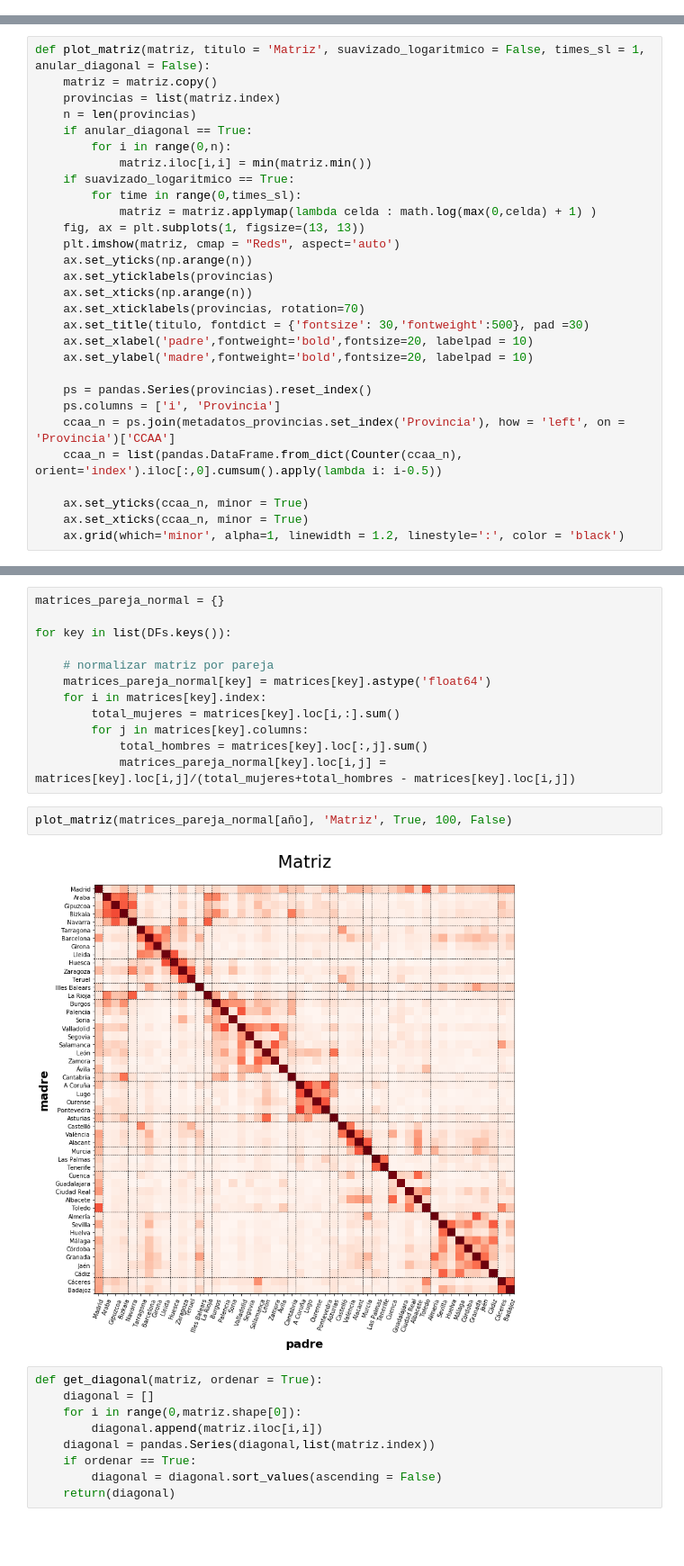
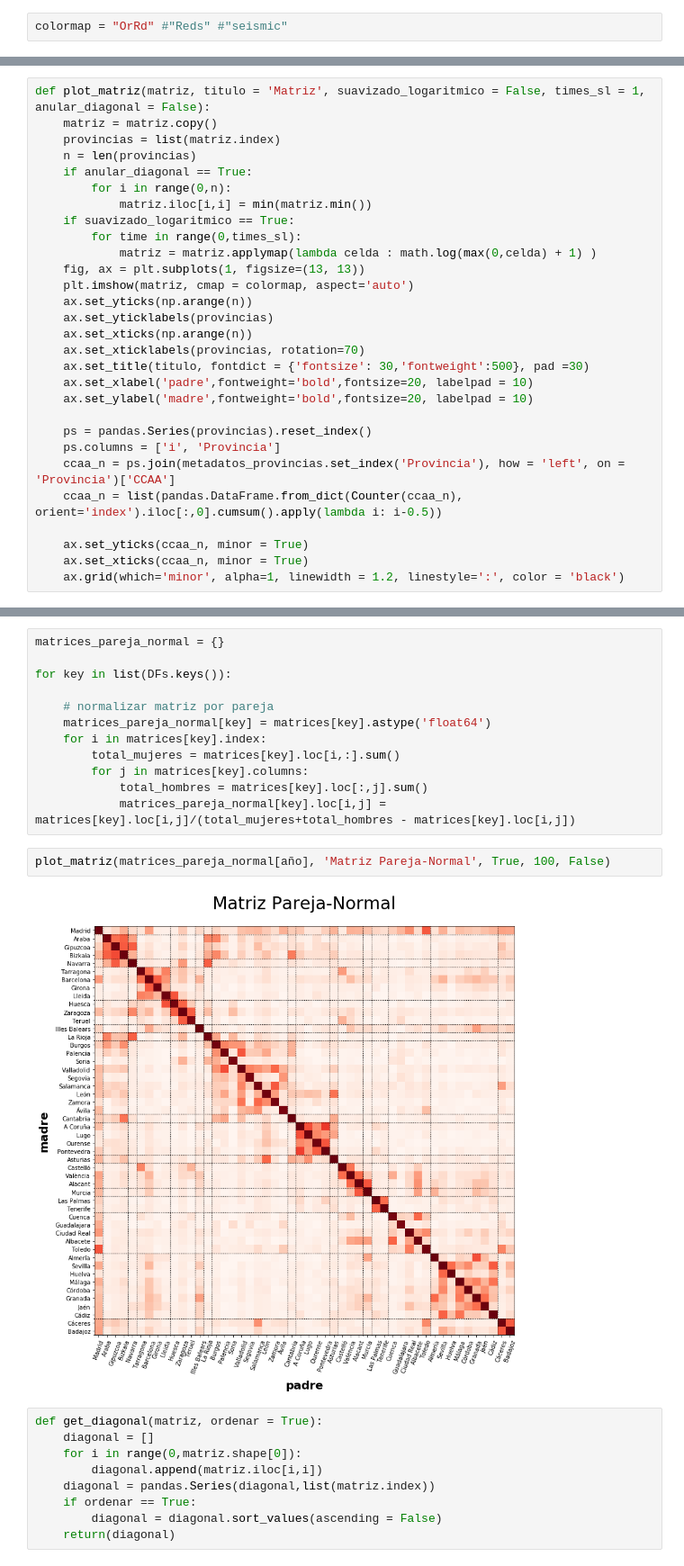
Before and after one commit to braisseara/blog, a Jupyter notebook: entradas_ipynb/relaciones_interprovinciales_en_espanha.ipynb, the cells around one changed output, grey strips where cells are left out. Shown at 90% size. Drawn from its saved outputs; the diff is of its cells as text; blank space fills up the shorter version.

```diff
--- a/entradas_ipynb/relaciones_interprovinciales_en_espanha.ipynb
+++ b/entradas_ipynb/relaciones_interprovinciales_en_espanha.ipynb
@@ -59,3 +63,5 @@ from collections import Counter
+# %%
+colormap = "OrRd" #"Reds" #"seismic"
 # %% [markdown]
 # Metadatos
 # %% [markdown]
@@ -280,7 +286,7 @@ def plot_matriz(matriz, titulo = 'Matriz', suavizado_logaritmico = False, times_
         for time in range(0,times_sl):
             matriz = matriz.applymap(lambda celda : math.log(max(0,celda) + 1) )
     fig, ax = plt.subplots(1, figsize=(13, 13))
-    plt.imshow(matriz, cmap = "Reds", aspect='auto')
+    plt.imshow(matriz, cmap = colormap, aspect='auto')
     ax.set_yticks(np.arange(n))
     ax.set_yticklabels(provincias)
     ax.set_xticks(np.arange(n))
@@ -421,9 +444,9 @@ for key in list(DFs.keys()):
             total_hombres = matrices[key].loc[:,j].sum()
             matrices_pareja_normal[key].loc[i,j] = matrices[key].loc[i,j]/(total_mujeres+total_hombres - matrices[key].loc[i,j])
 # %%
-plot_matriz(matrices_pareja_normal[año], 'Matriz', True, 100, False)
+plot_matriz(matrices_pareja_normal[año], 'Matriz Pareja-Normal', True, 100, False)
 # %% [output]
-[figure, old version]
+[figure, new version]
 # %%
 def get_diagonal(matriz, ordenar = True):
     diagonal = []
```
Also changed, not shown: parts of 20 cells of this notebook, 2 other files.
